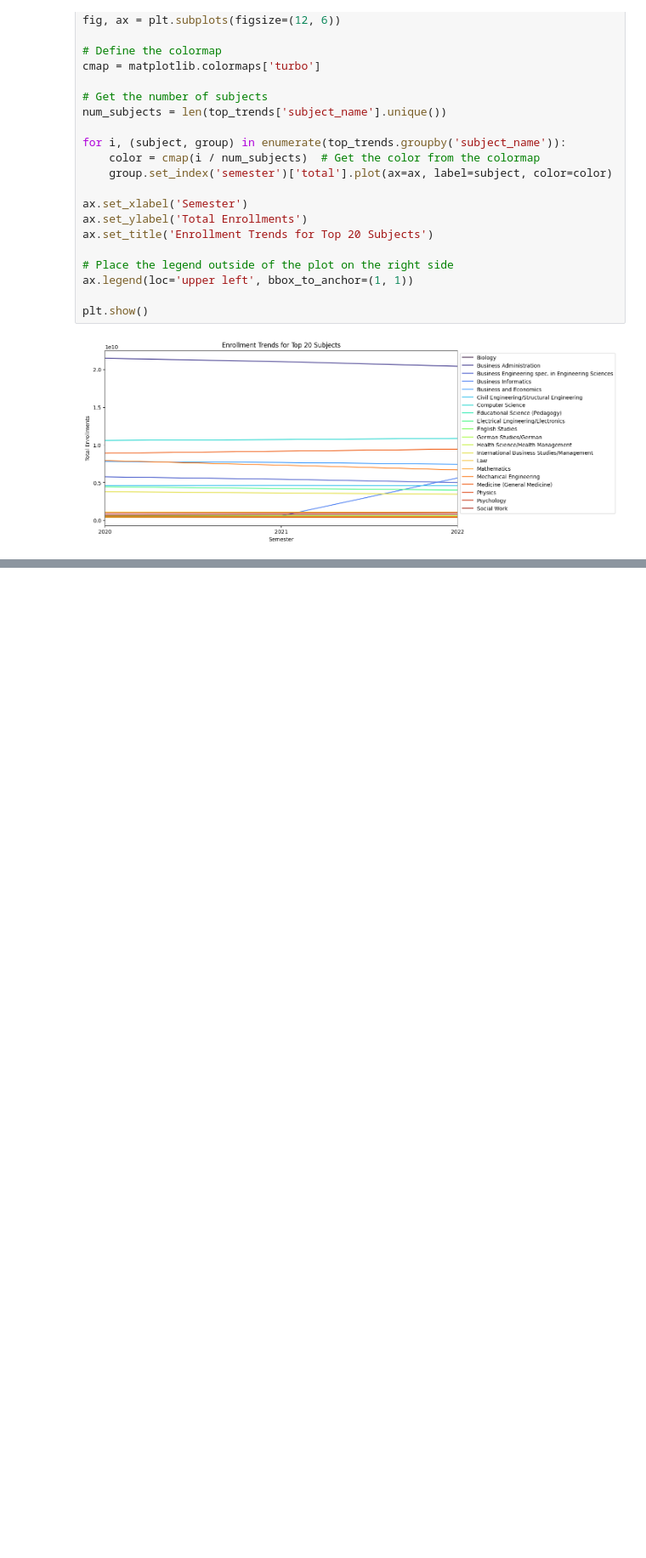
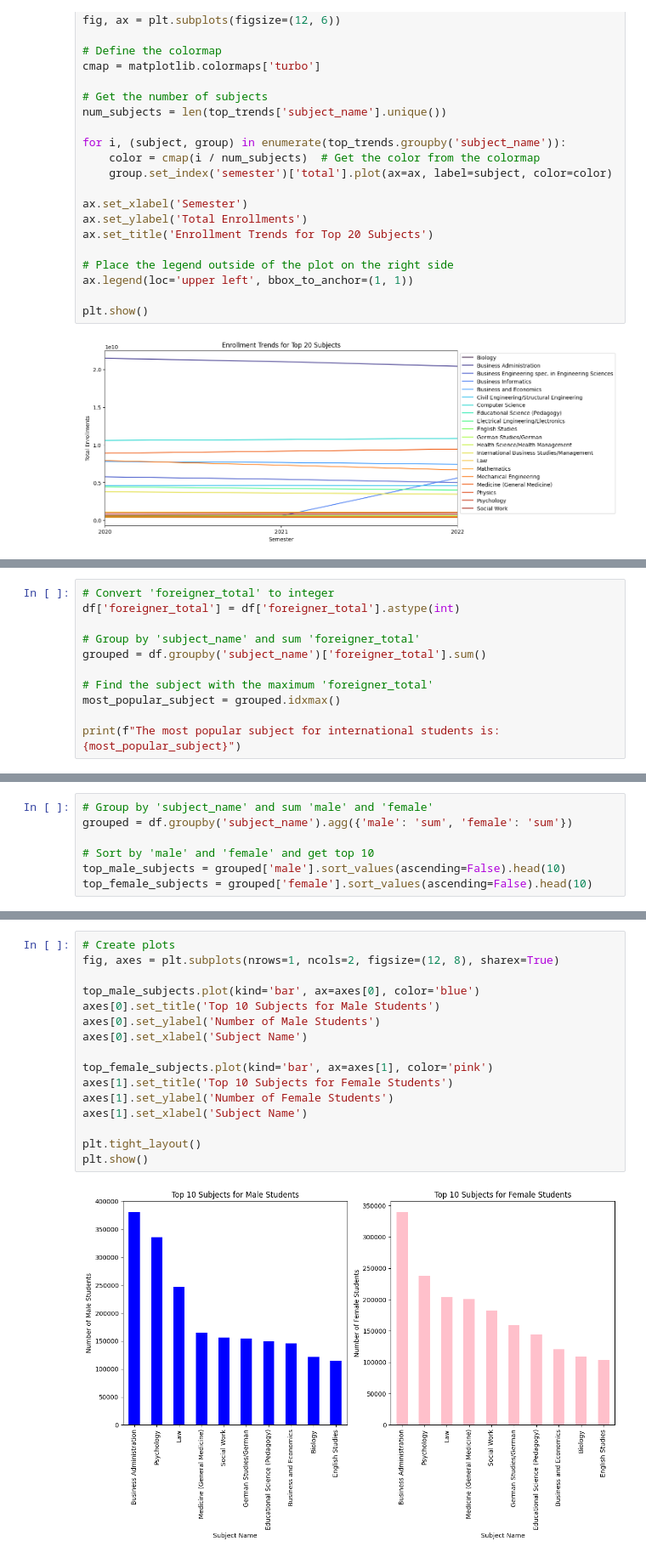
Before and after one commit to lam1aa/RSE-Student-Subject, a Jupyter notebook: src/EDA.ipynb, the cells around one changed output, grey strips where cells are left out. Shown at 85% size. Cells and saved outputs as stored; diff of their text form; blank space fills up the shorter version.

```diff
--- a/src/EDA.ipynb
+++ b/src/EDA.ipynb
@@ -130,0 +157,11 @@ Then for each specific question:
+# %%
+# Convert 'foreigner_total' to integer
+df['foreigner_total'] = df['foreigner_total'].astype(int)
+
+# Group by 'subject_name' and sum 'foreigner_total'
+grouped = df.groupby('subject_name')['foreigner_total'].sum()
+
+# Find the subject with the maximum 'foreigner_total'
+most_popular_subject = grouped.idxmax()
+
+print(f"The most popular subject for international students is: {most_popular_subject}")
@@ -130,0 +172,7 @@ Then for each specific question:
+# %%
+# Group by 'subject_name' and sum 'male' and 'female'
+grouped = df.groupby('subject_name').agg({'male': 'sum', 'female': 'sum'})
+
+# Sort by 'male' and 'female' and get top 10
+top_male_subjects = grouped['male'].sort_values(ascending=False).head(10)
+top_female_subjects = grouped['female'].sort_values(ascending=False).head(10)
@@ -130,0 +215,18 @@ Then for each specific question:
+# %%
+# Create plots
+fig, axes = plt.subplots(nrows=1, ncols=2, figsize=(12, 8), sharex=True)
+
+top_male_subjects.plot(kind='bar', ax=axes[0], color='blue')
+axes[0].set_title('Top 10 Subjects for Male Students')
+axes[0].set_ylabel('Number of Male Students')
+axes[0].set_xlabel('Subject Name')
+
+top_female_subjects.plot(kind='bar', ax=axes[1], color='pink')
+axes[1].set_title('Top 10 Subjects for Female Students')
+axes[1].set_ylabel('Number of Female Students')
+axes[1].set_xlabel('Subject Name')
+
+plt.tight_layout()
+plt.show()
+# %% [output]
+[figure, added]
```
Also changed, not shown: parts of 17 cells of this notebook.
